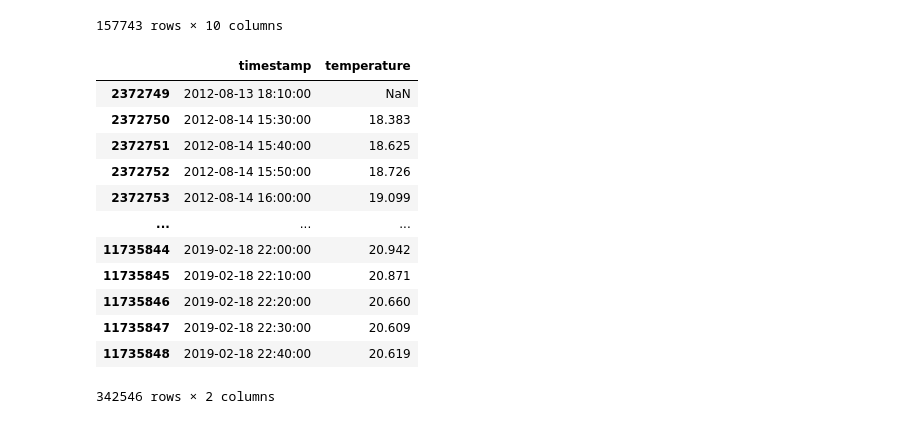
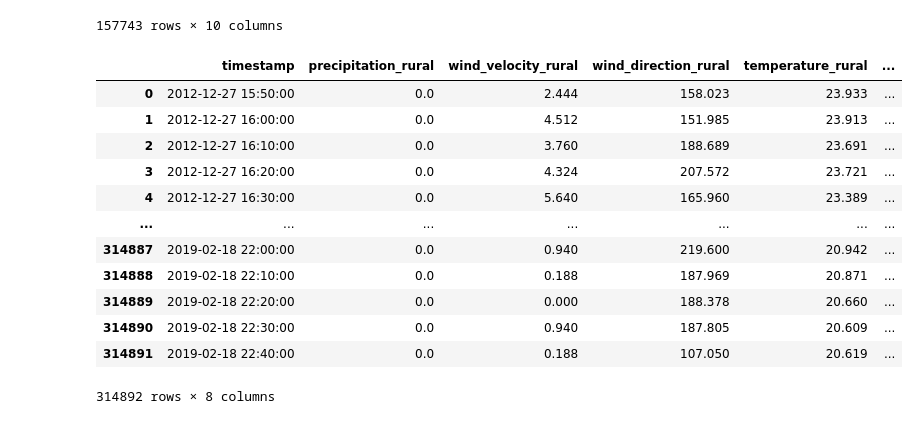
Before and after one commit to plbalmeida/ml-uhi, a Jupyter notebook: notebooks/1.0-preprocessing.ipynb, the cells around one changed output. Drawn from its saved outputs; the diff is of its cells as text; code cells hidden in the pictures.

```diff
--- a/notebooks/1.0-preprocessing.ipynb
+++ b/notebooks/1.0-preprocessing.ipynb
@@ -86,21 +86,29 @@ lapa
 | 157741 | 1000848 | Lapa | 2019-02-18 22:40:00 | 0.0 | 0.000 | 134.891 | 23.943 | ... |
 | 157742 | 1000848 | Lapa | 2019-02-18 22:50:00 | 0.0 | 0.000 | 135.393 | 23.711 | ... |
 157743 rows × 10 columns
-# %%
-rural = cge[cge.station_name == "Parelheiros"][["timestamp", "temperature"]]
-rural
-# %% [output]
-|  | timestamp | temperature |
-| 2372749 | 2012-08-13 18:10:00 | NaN |
-| 2372750 | 2012-08-14 15:30:00 | 18.383 |
-| 2372751 | 2012-08-14 15:40:00 | 18.625 |
-| 2372752 | 2012-08-14 15:50:00 | 18.726 |
-| 2372753 | 2012-08-14 16:00:00 | 19.099 |
-| ... | ... | ... |
-| 11735844 | 2019-02-18 22:00:00 | 20.942 |
-| 11735845 | 2019-02-18 22:10:00 | 20.871 |
-| 11735846 | 2019-02-18 22:20:00 | 20.660 |
-| 11735847 | 2019-02-18 22:30:00 | 20.609 |
-| 11735848 | 2019-02-18 22:40:00 | 20.619 |
-342546 rows × 2 columns
+# %%
+rural = cge[cge.station_name == "Parelheiros"] \
+    .dropna(subset=["precipitation", "wind_velocity", "wind_direction", "temperature", "relative_humidity", "pressure", "wind_blow"]) \
+    .reset_index(drop=True) \
+    .drop(["thermal_sensation"], axis=1)
+
+rural = rural.set_index("timestamp")
+rural = rural.drop(["station", "station_name"], axis=1)
+rural.columns = [f"{i}_rural" for i in list(rural.columns)]
+rural = rural.reset_index()
+rural
+# %% [output]
+|  | timestamp | precipitation_rural | wind_velocity_rural | wind_direction_rural | temperature_rural | ... |
+| 0 | 2012-12-27 15:50:00 | 0.0 | 2.444 | 158.023 | 23.933 | ... |
+| 1 | 2012-12-27 16:00:00 | 0.0 | 4.512 | 151.985 | 23.913 | ... |
+| 2 | 2012-12-27 16:10:00 | 0.0 | 3.760 | 188.689 | 23.691 | ... |
+| 3 | 2012-12-27 16:20:00 | 0.0 | 4.324 | 207.572 | 23.721 | ... |
+| 4 | 2012-12-27 16:30:00 | 0.0 | 5.640 | 165.960 | 23.389 | ... |
+| ... | ... | ... | ... | ... | ... | ... |
+| 314887 | 2019-02-18 22:00:00 | 0.0 | 0.940 | 219.600 | 20.942 | ... |
+| 314888 | 2019-02-18 22:10:00 | 0.0 | 0.188 | 187.969 | 20.871 | ... |
+| 314889 | 2019-02-18 22:20:00 | 0.0 | 0.000 | 188.378 | 20.660 | ... |
+| 314890 | 2019-02-18 22:30:00 | 0.0 | 0.940 | 187.805 | 20.609 | ... |
+| 314891 | 2019-02-18 22:40:00 | 0.0 | 0.188 | 107.050 | 20.619 | ... |
+314892 rows × 8 columns
 # %%
```
Also changed, not shown: parts of 12 cells of this notebook.
